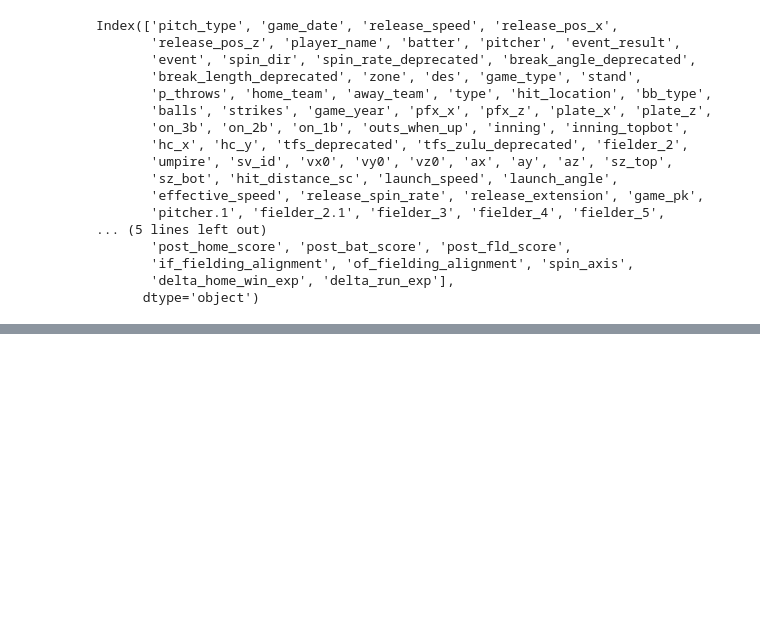
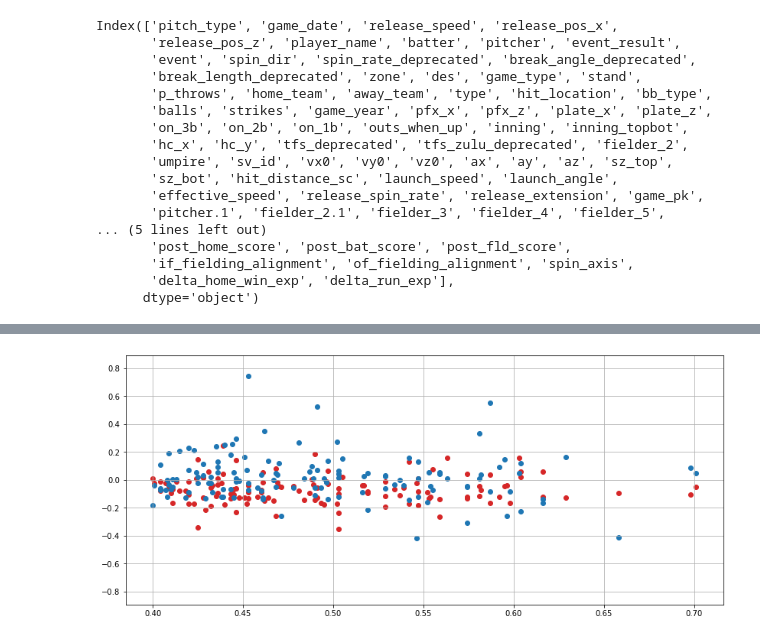
Before and after one commit to jhowenstein/statcast-batter-analysis, a Jupyter notebook: Batter Production.ipynb, the cells around one changed output, grey strips where cells are left out. Drawn from its saved outputs; the diff is of its cells as text; code cells hidden in the pictures; blank space fills up the shorter version.

```diff
--- a/Batter Production.ipynb
+++ b/Batter Production.ipynb
@@ -198,0 +224,22 @@ plt.show()
+# %%
+xresults = {}
+for batter in batters[:200]:
+    batter_xresults = {}
+    batter_xresults['babip count'] = batter.babip_count
+    batter_xresults['woba'] = batter.calculate_total_xwOBA()
+    batter_xresults['zone woba'] = batter.calculate_zone_xwOBA()
+    batter_xresults['outside woba'] = batter.calculate_outside_xwOBA()
+    high, hMid, low = batter.calculate_horizontal_slice_xwOBA()
+    inside, vMid, outside = batter.calculate_vertical_slice_xwOBA()
+    batter_xresults['high woba'] = high
+    batter_xresults['hMid woba'] = hMid
+    batter_xresults['low woba'] = low
+    batter_xresults['inside woba'] = inside
+    batter_xresults['vMid woba'] = vMid
+    batter_xresults['outside woba'] = outside
+    xresults[batter.name] = batter_xresults
+# %%
+xresults_df = pd.DataFrame.from_dict(xresults,orient='index').sort_values('zone woba',ascending=False)
+xresults_df['high diff'] = xresults_df['high woba'] - xresults_df['zone woba']
+xresults_df['low diff'] = xresults_df['low woba'] - xresults_df['zone woba']
+xresults_df.head()
@@ -198,0 +253,2 @@ plt.show()
+# %%
+sub_xresults_df = xresults_df[xresults_df['zone woba']>=.400]
@@ -198,0 +275,20 @@ plt.show()
+# %%
+fig,ax=plt.subplots(figsize=(14,6))
+
+woba = sub_xresults_df['zone woba'].values
+high_diff = sub_xresults_df['high diff'].values
+low_diff = sub_xresults_df['low diff'].values
+
+ax.scatter(woba, high_diff,color='tab:red')
+ax.scatter(woba, low_diff,color='tab:blue')
+
+ax.grid()
+
+axmax = max(max(abs(high_diff)),max(abs(low_diff))) * 1.2
+
+ax.set_ylim(-axmax,axmax)
+
+
+plt.show()
+# %% [output]
+[figure, added]
```
Also changed, not shown: parts of 16 cells of this notebook, 1 other file.
